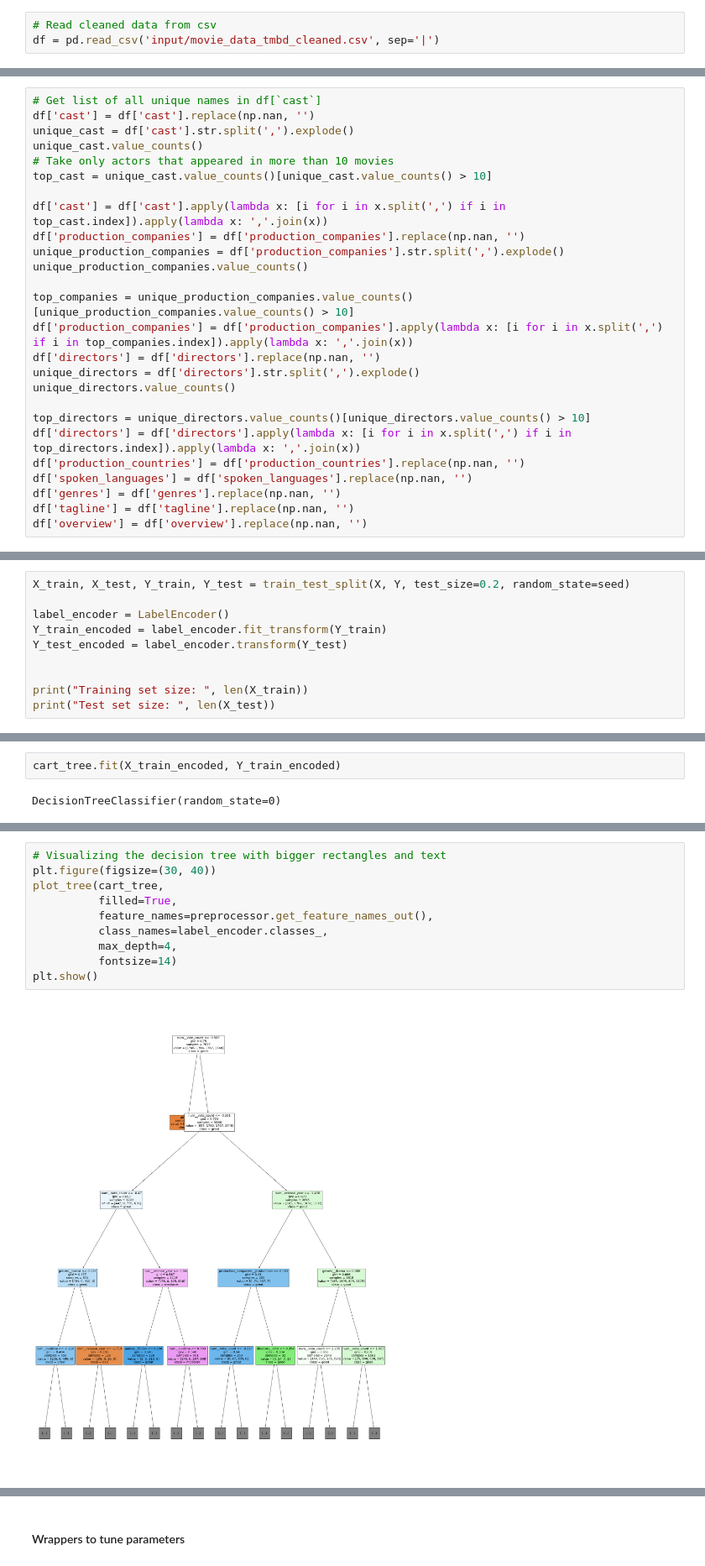
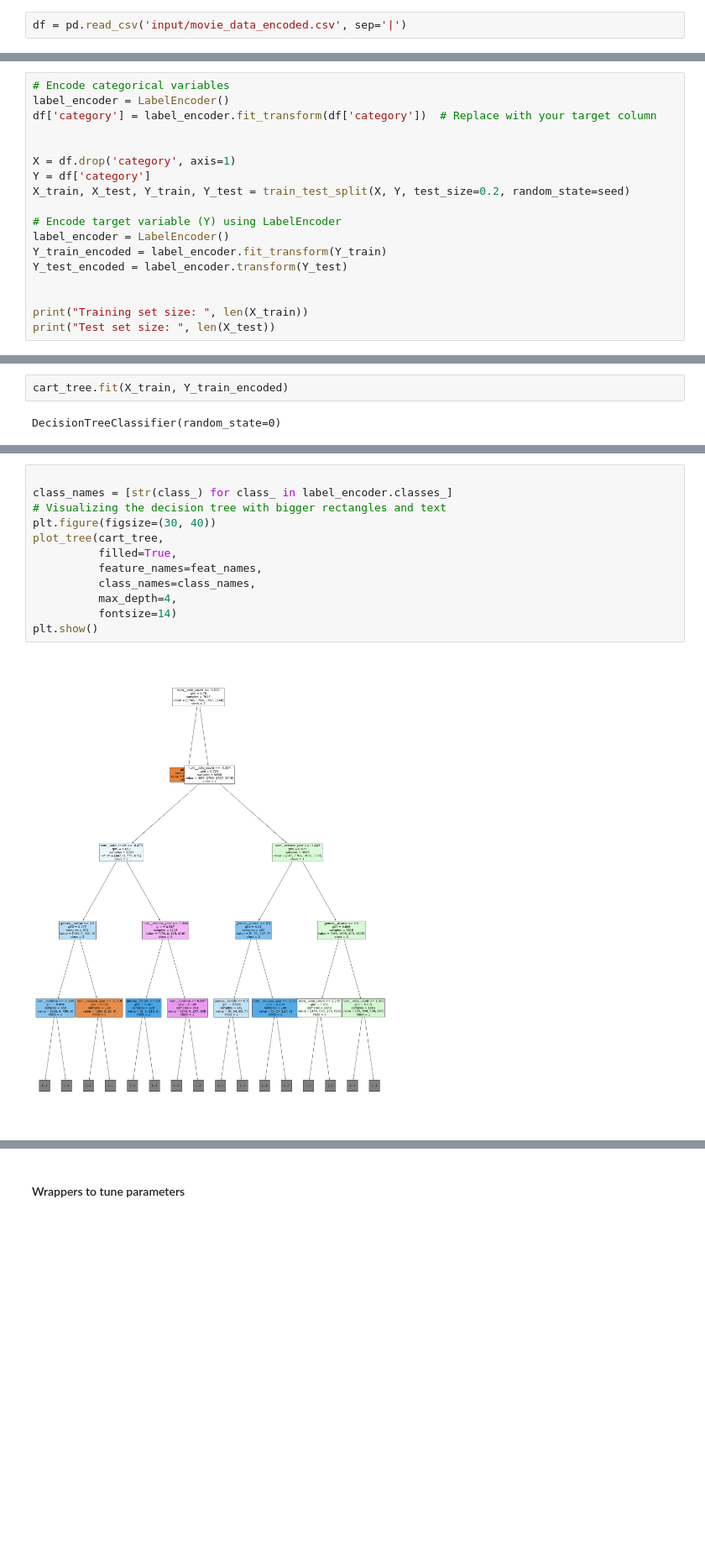
Before and after one commit to jkciesluk/explainable_ai, a Jupyter notebook: cart_tree.ipynb, the cells around one changed output, grey strips where cells are left out. Shown at 84% size. Cells and saved outputs as stored; diff of their text form; blank space fills up the shorter version.

```diff
--- a/cart_tree.ipynb
+++ b/cart_tree.ipynb
@@ -24,4 +13,3 @@ import matplotlib.pyplot as plt
 seed = 0
 # %%
-# Read cleaned data from csv
-df = pd.read_csv('input/movie_data_tmbd_cleaned.csv', sep='|')
+df = pd.read_csv('input/movie_data_encoded.csv', sep='|')
@@ -50,26 +24,0 @@ Data columns (total 22 columns):
-# %%
-# Get list of all unique names in df[`cast`]
-df['cast'] = df['cast'].replace(np.nan, '')
-unique_cast = df['cast'].str.split(',').explode()
-unique_cast.value_counts()
-# Take only actors that appeared in more than 10 movies
-top_cast = unique_cast.value_counts()[unique_cast.value_counts() > 10]
-
-df['cast'] = df['cast'].apply(lambda x: [i for i in x.split(',') if i in top_cast.index]).apply(lambda x: ','.join(x))
-df['production_companies'] = df['production_companies'].replace(np.nan, '')
-unique_production_companies = df['production_companies'].str.split(',').explode()
-unique_production_companies.value_counts()
-
-top_companies = unique_production_companies.value_counts()[unique_production_companies.value_counts() > 10]
-df['production_companies'] = df['production_companies'].apply(lambda x: [i for i in x.split(',') if i in top_companies.index]).apply(lambda x: ','.join(x))
-df['directors'] = df['directors'].replace(np.nan, '')
-unique_directors = df['directors'].str.split(',').explode()
-unique_directors.value_counts()
-
-top_directors = unique_directors.value_counts()[unique_directors.value_counts() > 10]
-df['directors'] = df['directors'].apply(lambda x: [i for i in x.split(',') if i in top_directors.index]).apply(lambda x: ','.join(x))
-df['production_countries'] = df['production_countries'].replace(np.nan, '')
-df['spoken_languages'] = df['spoken_languages'].replace(np.nan, '')
-df['genres'] = df['genres'].replace(np.nan, '')
-df['tagline'] = df['tagline'].replace(np.nan, '')
-df['overview'] = df['overview'].replace(np.nan, '')
@@ -80,6 +25,14 @@ Y = df['category']
 # %%
+# Encode categorical variables
+label_encoder = LabelEncoder()
+df['category'] = label_encoder.fit_transform(df['category'])  # Replace with your target column
+
+
+X = df.drop('category', axis=1)
+Y = df['category']
 X_train, X_test, Y_train, Y_test = train_test_split(X, Y, test_size=0.2, random_state=seed)
 
+# Encode target variable (Y) using LabelEncoder
 label_encoder = LabelEncoder()
 Y_train_encoded = label_encoder.fit_transform(Y_train)
 Y_test_encoded = label_encoder.transform(Y_test)
@@ -217,7 +48,7 @@ X_test_encoded shape: (1757, 664)
 # %%
 cart_tree = DecisionTreeClassifier(random_state=seed)
 # %%
-cart_tree.fit(X_train_encoded, Y_train_encoded)
+cart_tree.fit(X_train, Y_train_encoded)
 # %% [output]
 DecisionTreeClassifier(random_state=0)
 # %%
@@ -245,14 +76,16 @@ weighted avg       0.64      0.63      0.64      1757
 # %%
+
+class_names = [str(class_) for class_ in label_encoder.classes_]
 # Visualizing the decision tree with bigger rectangles and text
 plt.figure(figsize=(30, 40))
 plot_tree(cart_tree,
           filled=True,
-          feature_names=preprocessor.get_feature_names_out(),
-          class_names=label_encoder.classes_,
+          feature_names=feat_names,
+          class_names=class_names,
           max_depth=4,
           fontsize=14)
 plt.show()
 # %% [output]
-[figure, old version]
+[figure, new version]
 # %%
 # Writing the decision tree rules as text
```
Also changed, not shown: parts of 29 cells of this notebook.
